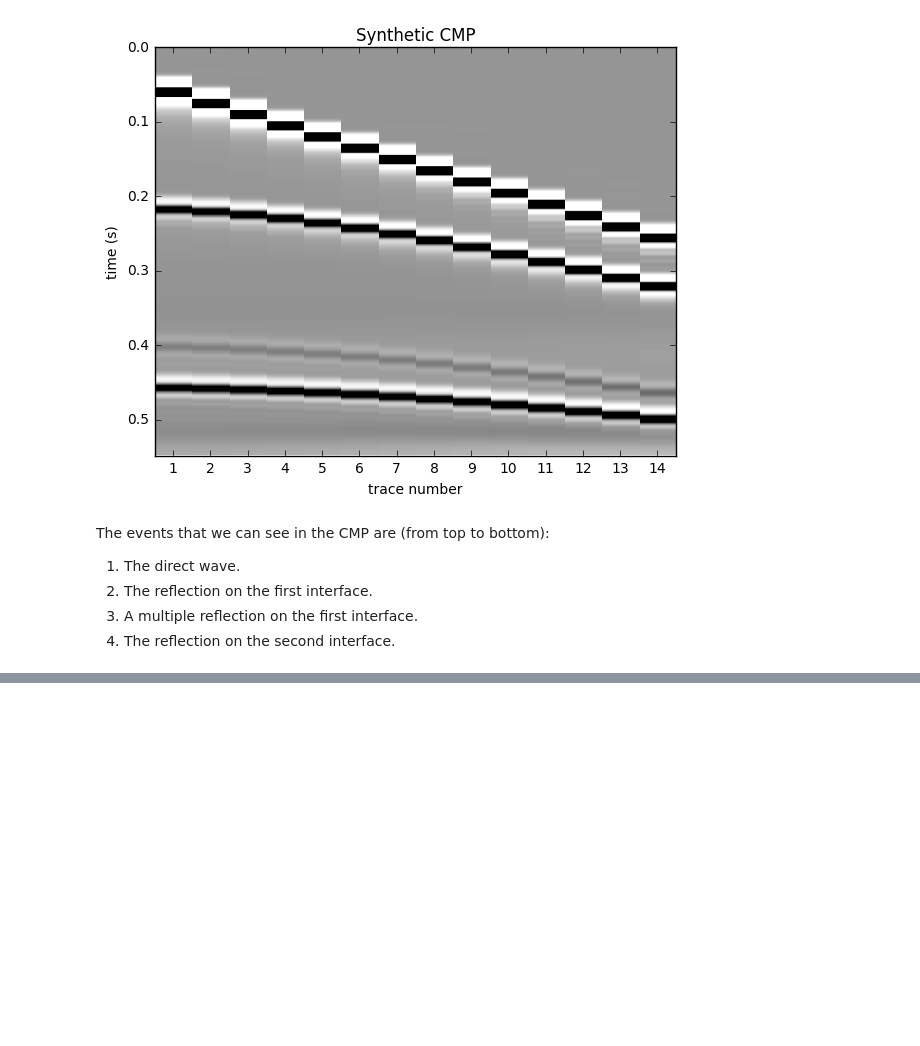
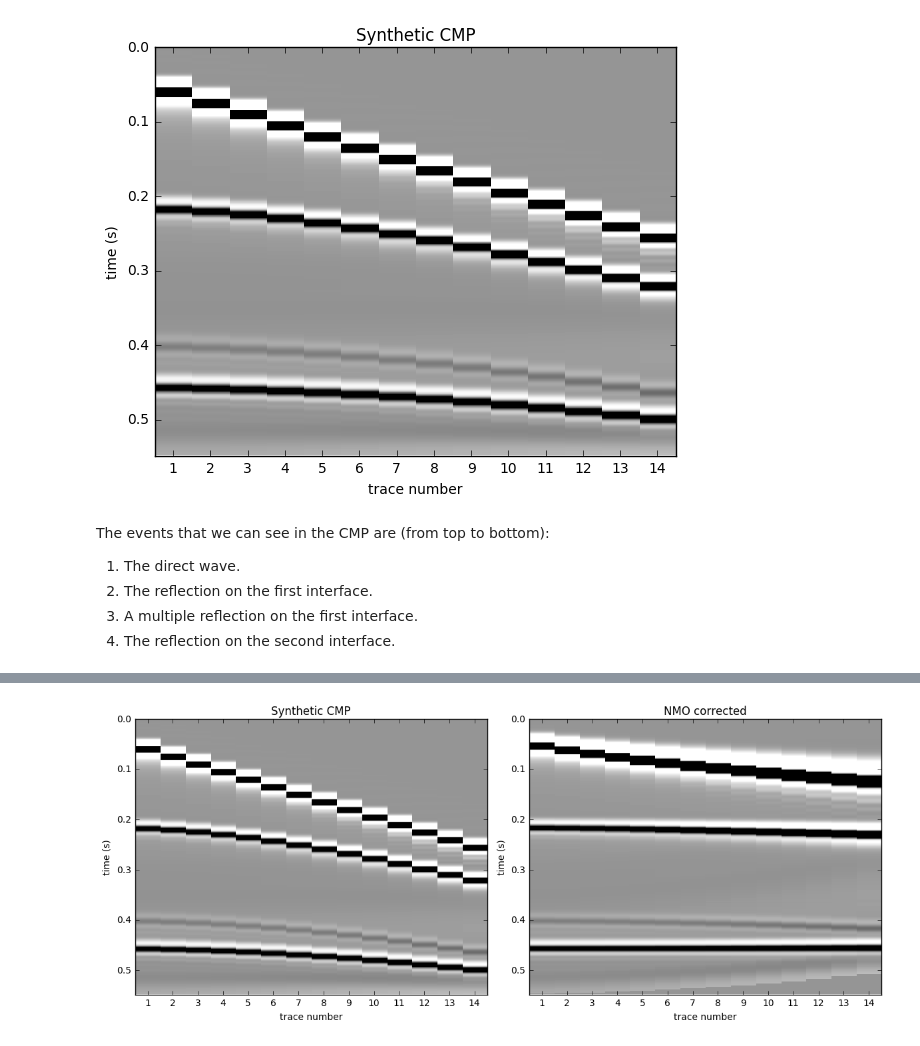
Before and after one commit to pinga-lab/nmo-tutorial, a Jupyter notebook: step-by-step-nmo.ipynb, the cells around one changed output, grey strips where cells are left out. Saved outputs shown, nothing was run; the diff lists cells and outputs as text; code cells hidden in the pictures; blank space fills up the shorter version.

```diff
--- a/step-by-step-nmo.ipynb
+++ b/step-by-step-nmo.ipynb
@@ -98,6 +105,9 @@ We'll use three functions to implement this whole algorithm. First, let's start
 def nmo_correction(cmp, dt, offsets, velocities):
     """
     Performs NMO correction on the given CMP.
+
+    The units must be consistent. E.g., if dt is seconds and
+    offsets is meters, velocities must be m/s.
 
     Parameters
     ----------
@@ -117,6 +127,7 @@ def nmo_correction(cmp, dt, offsets, velocities):
 
     nmo : 2D array
         The NMO corrected gather.
+
     """
     nmo = np.zeros_like(cmp)
     nsamples = cmp.shape[0]
@@ -124,7 +135,7 @@ def nmo_correction(cmp, dt, offsets, velocities):
     for i, t0 in enumerate(times):
         for j, x in enumerate(offsets):
             t = reflection_time(t0, x, velocities[i])
-            amplitude = sample_trace(cmp[i, :], t, dt)
+            amplitude = sample_trace(cmp[:, j], t, dt)
             # If the time t is outside of the CMP time range,
             # amplitude will be None.
             if amplitude is not None:
@@ -141,0 +257,32 @@ def nmo_correction(cmp, dt, offsets, velocities):
+# %%
+v_nmo = np.zeros(nsamples) + 4000
+v_nmo[2*nsamples//3:] = 4400
+# %%
+nmo = nmo_correction(cmp, dt, offsets, v_nmo)
+# %%
+fig = plt.figure(figsize=(12, 5))
+ax = plt.subplot(121)
+ax.set_title('Synthetic CMP')
+ax.set_xlabel('trace number')
+ax.set_ylabel('time (s)')
+cutoff = 0.1
+ax.imshow(cmp, extent=[0.5, noffsets + 0.5, dt*nsamples, 0],
+          aspect=20, cmap='Greys', vmin=-cutoff, vmax=cutoff,
+          interpolation='nearest')
+trace_numbers = list(range(1, noffsets + 1))
+ax.set_xticks(trace_numbers)
+
+ax = plt.subplot(122)
+ax.set_title('NMO corrected')
+ax.set_xlabel('trace number')
+ax.set_ylabel('time (s)')
+cutoff = 0.1
+ax.imshow(nmo, extent=[0.5, noffsets + 0.5, dt*nsamples, 0],
+          aspect=20, cmap='Greys', vmin=-cutoff, vmax=cutoff,
+          interpolation='nearest')
+trace_numbers = list(range(1, noffsets + 1))
+ax.set_xticks(trace_numbers)
+
+fig.tight_layout()
+# %% [output]
+[figure, added]
```
Also changed, not shown: parts of 17 cells of this notebook.
